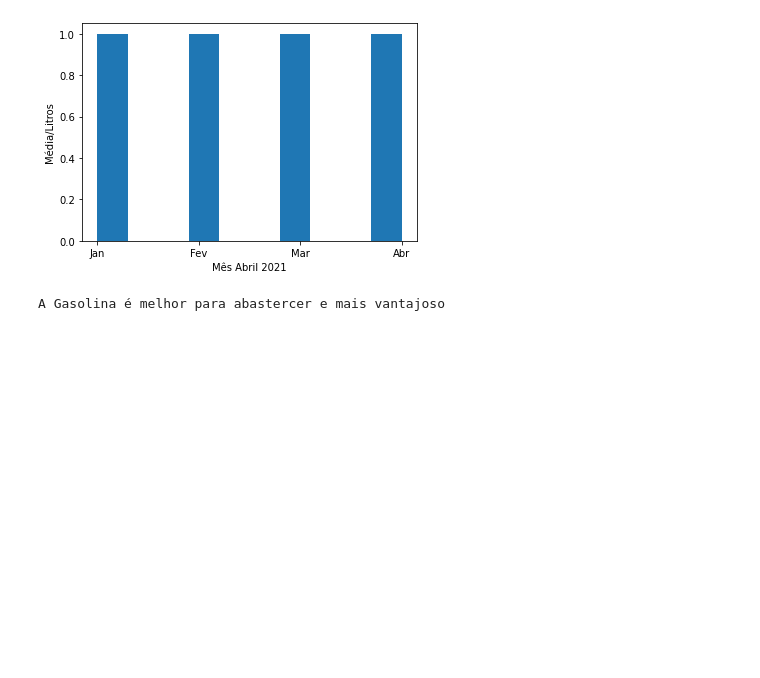
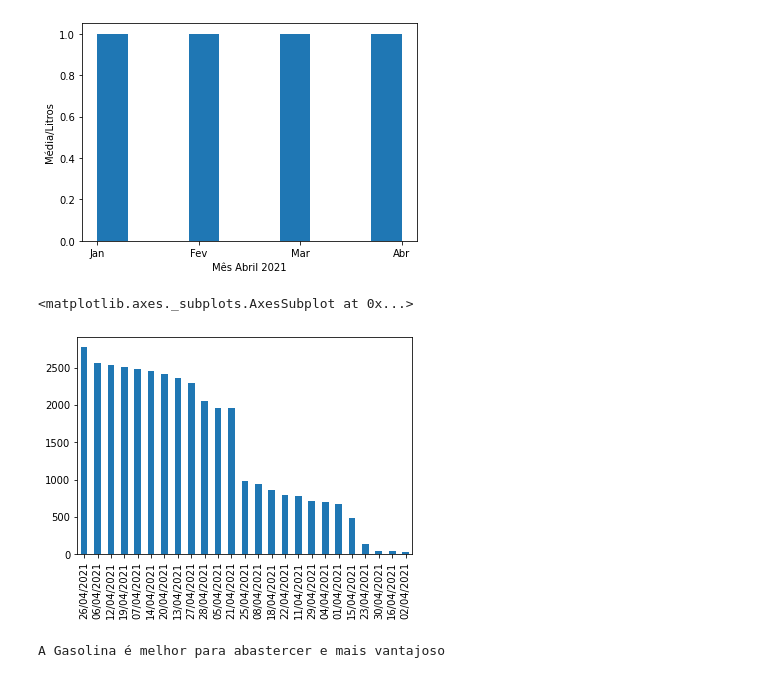
Before and after one commit to LucasAMiranda/Mesha, a Jupyter notebook: SeleçãoProjeto_DevPython.ipynb, the cells around one changed output. Cells and saved outputs as stored; diff of their text form; code cells hidden in the pictures; blank space fills up the shorter version.

```diff
--- a/SeleçãoProjeto_DevPython.ipynb
+++ b/SeleçãoProjeto_DevPython.ipynb
@@ -81,6 +81,12 @@ plt.hist(meses)
 plt.show()
 # %% [output]
 [figure]
+# %%
+%matplotlib inline
+df['Data da Coleta'].value_counts().plot.bar()
+# %% [output]
+<matplotlib.axes._subplots.AxesSubplot at 0x...>
+[figure, added]
 # %%
 preco_litro_etanol = 4.27
 preco_litro_gasolina = 5.73
```
